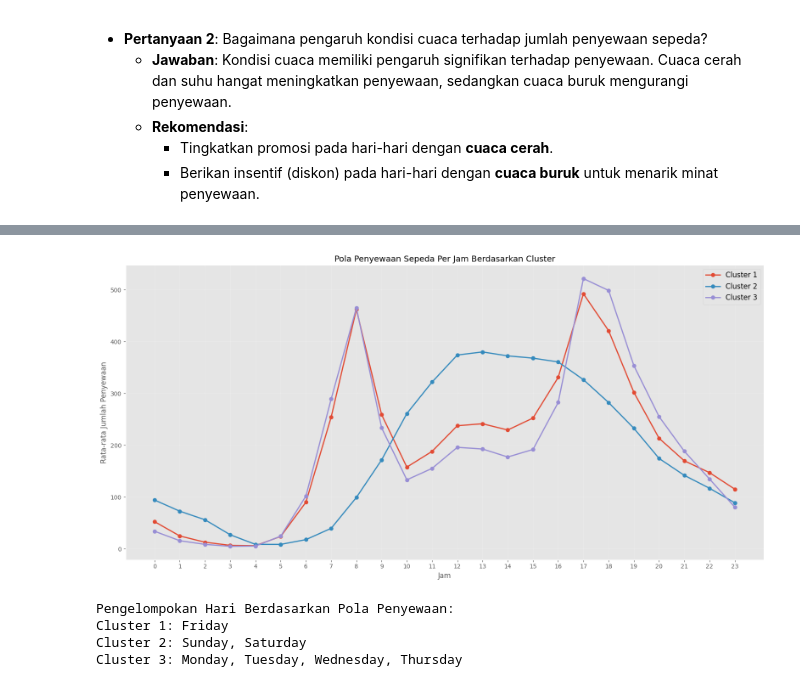
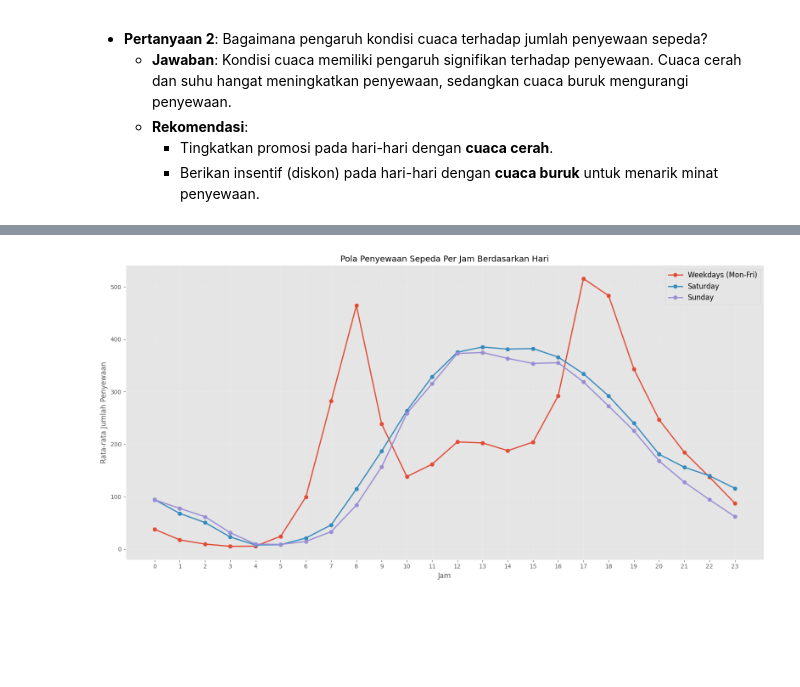
Before and after one commit to hasanfadhlillah/bike-sharing-dashboard, a Jupyter notebook: notebook.ipynb, the cells around one changed output, grey strips where cells are left out. Cells and saved outputs as stored; diff of their text form; code cells hidden in the pictures; blank space fills up the shorter version.

```diff
--- a/notebook.ipynb
+++ b/notebook.ipynb
@@ -703,41 +636,31 @@ hourly_pattern['cluster'] = cluster_labels
 # %%
-# Visualisasi hasil clustering
+# Membuat pivot table rata-rata penyewaan per jam untuk setiap hari dalam seminggu
+hourly_pattern = hour_data.pivot_table(
+    index='weekday_name',
+    columns='hr',
+    values='cnt',
+    aggfunc='mean'
+)
+
+# Mengelompokkan secara manual berdasarkan pola
+weekday_pattern = hourly_pattern.loc[['Monday', 'Tuesday', 'Wednesday', 'Thursday', 'Friday']].mean()
+saturday_pattern = hourly_pattern.loc['Saturday']
+sunday_pattern = hourly_pattern.loc['Sunday']
+
+# Visualisasi hasil grouping manual
 plt.figure(figsize=(16, 8))
-for cluster in range(n_clusters):
-    cluster_data = hourly_pattern[hourly_pattern['cluster'] == cluster].drop('cluster', axis=1)
-    hourly_counts = cluster_data.mean()
-    plt.plot(
-        hourly_counts.index,
-        hourly_counts.values,
-        marker='o',
-        linewidth=2,
-        label=f'Cluster {cluster+1}'
-    )
+plt.plot(weekday_pattern.index, weekday_pattern.values, marker='o', linewidth=2, label='Weekdays (Mon-Fri)')
+plt.plot(saturday_pattern.index, saturday_pattern.values, marker='o', linewidth=2, label='Saturday')
+plt.plot(sunday_pattern.index, sunday_pattern.values, marker='o', linewidth=2, label='Sunday')
 
-plt.title('Pola Penyewaan Sepeda Per Jam Berdasarkan Cluster', fontsize=14)
+plt.title('Pola Penyewaan Sepeda Per Jam Berdasarkan Hari', fontsize=14)
 plt.xlabel('Jam', fontsize=12)
 plt.ylabel('Rata-rata Jumlah Penyewaan', fontsize=12)
 plt.xticks(range(0, 24), fontsize=10)
 plt.yticks(fontsize=10)
 plt.grid(True, alpha=0.3)
 plt.legend(fontsize=12)
 plt.tight_layout()
 plt.show()
 # %% [output]
-[figure, old version]
+[figure, new version]
-# %%
-# Interpretasi hasil clustering
-cluster_days = {}
-weekday_names = ['Sunday', 'Monday', 'Tuesday', 'Wednesday', 'Thursday', 'Friday', 'Saturday']
-for cluster in range(n_clusters):
-    days_in_cluster = hourly_pattern[hourly_pattern['cluster'] == cluster].index
-    cluster_days[f'Cluster {cluster+1}'] = [weekday_names[day] for day in days_in_cluster]
-
-print("Pengelompokan Hari Berdasarkan Pola Penyewaan:")
-for cluster, days in cluster_days.items():
-    print(f"{cluster}: {', '.join(days)}")
-# %% [output]
-Pengelompokan Hari Berdasarkan Pola Penyewaan:
-Cluster 1: Friday
-Cluster 2: Sunday, Saturday
-Cluster 3: Monday, Tuesday, Wednesday, Thursday
```
Also changed, not shown: parts of 23 cells of this notebook, 2 other files.
